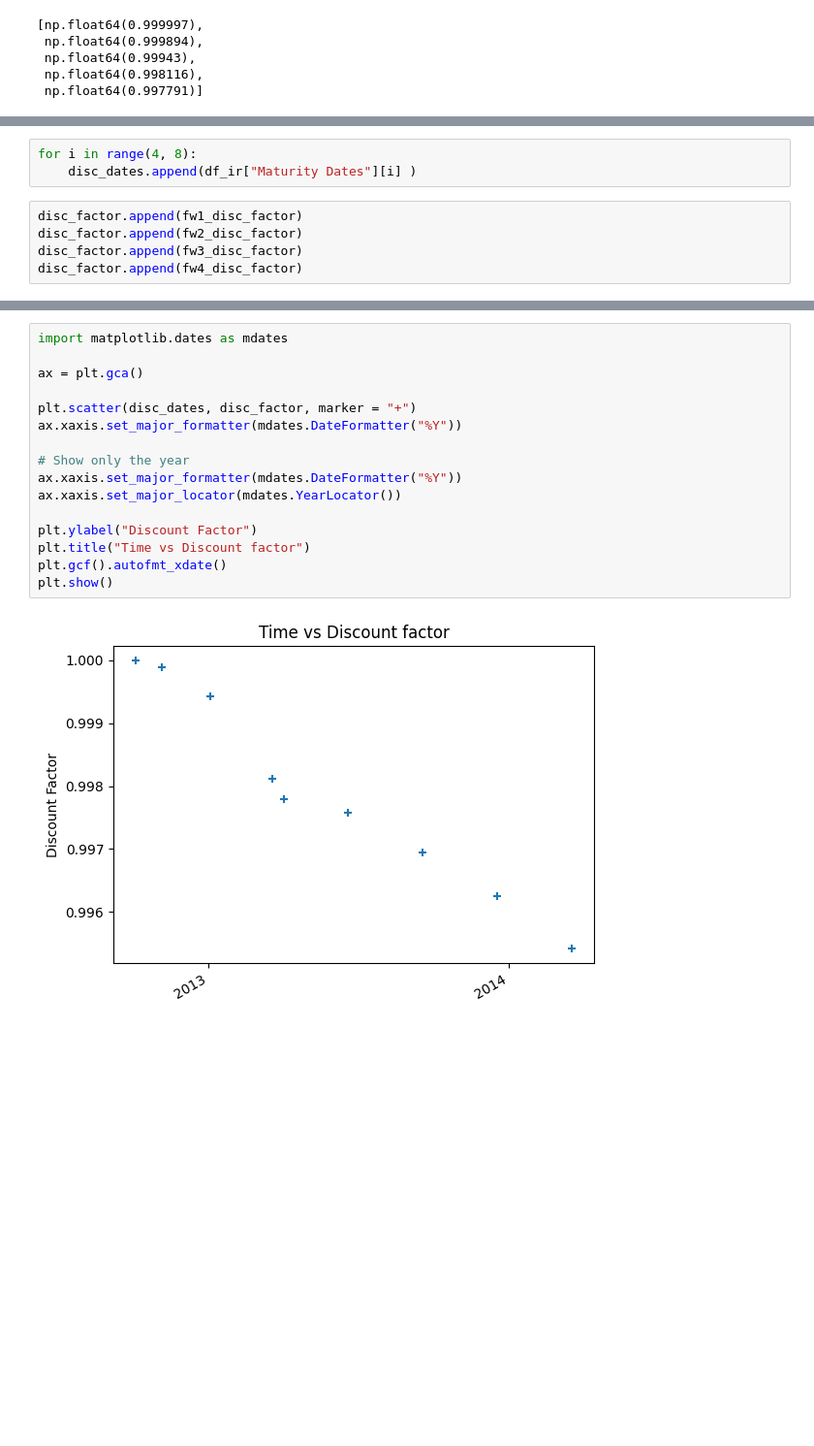
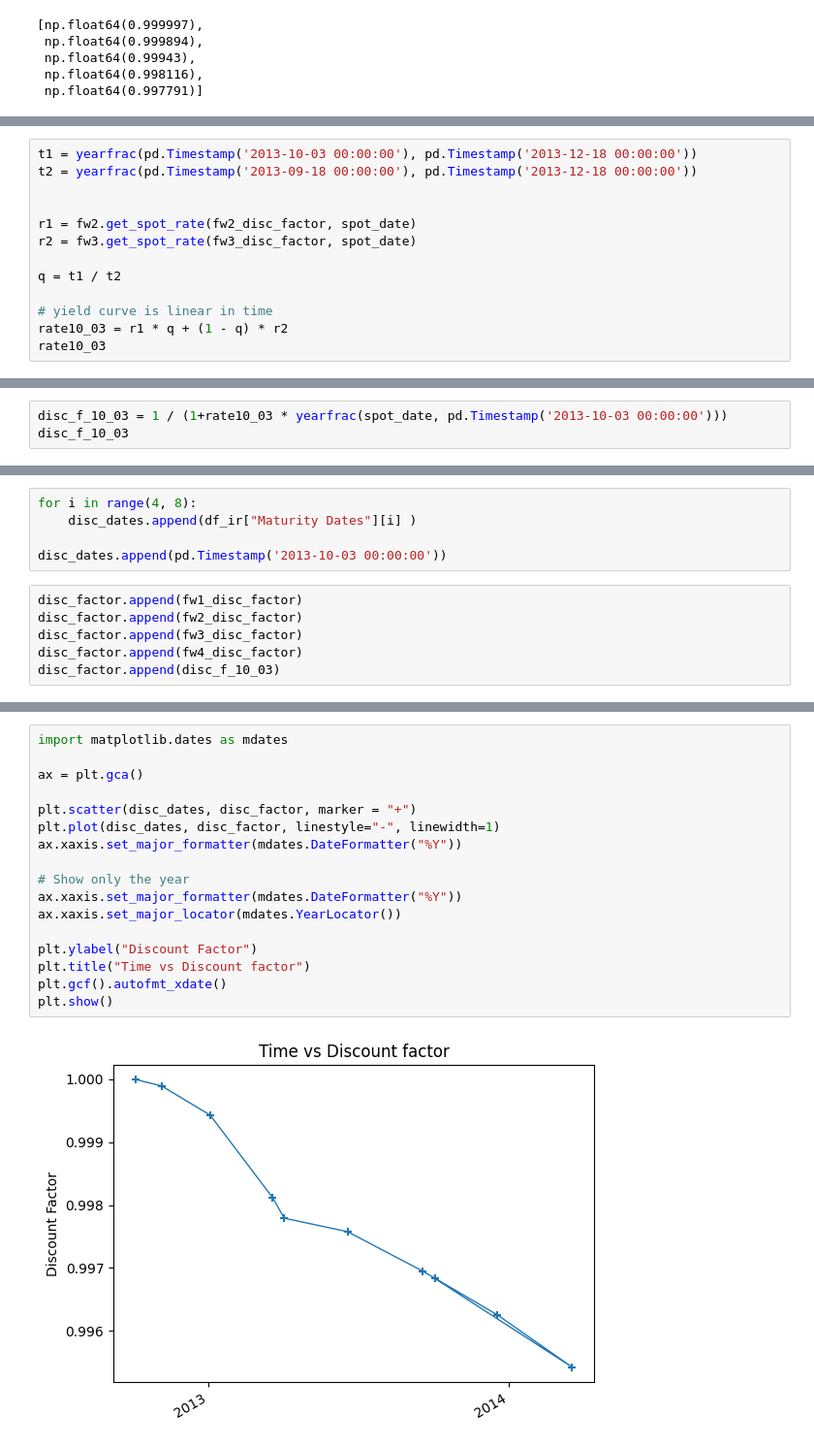
Before and after one commit to conformist89/bootstrapping-yield-curve, a Jupyter notebook: bootstrap-vis.ipynb, the cells around one changed output, grey strips where cells are left out. Shown: that part at 97% size. Saved outputs shown, nothing was run; the diff lists cells and outputs as text; blank space fills up the shorter version.

Commit message:
Computed yields for all LIBORS and futures

```diff
--- a/bootstrap-vis.ipynb
+++ b/bootstrap-vis.ipynb
@@ -122,0 +165,13 @@ np.float64(0.995420586904211)
+# %%
+t1 = yearfrac(pd.Timestamp('2013-10-03 00:00:00'), pd.Timestamp('2013-12-18 00:00:00'))
+t2 = yearfrac(pd.Timestamp('2013-09-18 00:00:00'), pd.Timestamp('2013-12-18 00:00:00'))
+
+
+r1 = fw2.get_spot_rate(fw2_disc_factor, spot_date)
+r2 = fw3.get_spot_rate(fw3_disc_factor, spot_date)
+
+q = t1 / t2
+
+# yield curve is linear in time
+rate10_03 = r1 * q + (1 - q) * r2
+rate10_03
@@ -122,0 +180,3 @@ np.float64(0.995420586904211)
+# %%
+disc_f_10_03 = 1 / (1+rate10_03 * yearfrac(spot_date, pd.Timestamp('2013-10-03 00:00:00')))
+disc_f_10_03
@@ -125,9 +190,12 @@ np.float64(0.995420586904211)
 # %%
 for i in range(4, 8):
     disc_dates.append(df_ir["Maturity Dates"][i] )
+
+disc_dates.append(pd.Timestamp('2013-10-03 00:00:00'))
 # %%
 disc_factor.append(fw1_disc_factor)
 disc_factor.append(fw2_disc_factor)
 disc_factor.append(fw3_disc_factor)
 disc_factor.append(fw4_disc_factor)
+disc_factor.append(disc_f_10_03)
 # %%
@@ -157,18 +231,19 @@ disc_dates
 # %%
 import matplotlib.dates as mdates
 
 ax = plt.gca()
 
 plt.scatter(disc_dates, disc_factor, marker = "+")
+plt.plot(disc_dates, disc_factor, linestyle="-", linewidth=1)
 ax.xaxis.set_major_formatter(mdates.DateFormatter("%Y"))
 
 # Show only the year
 ax.xaxis.set_major_formatter(mdates.DateFormatter("%Y"))
 ax.xaxis.set_major_locator(mdates.YearLocator())
 
 plt.ylabel("Discount Factor")
 plt.title("Time vs Discount factor")
 plt.gcf().autofmt_xdate()
 plt.show()
 # %% [output]
-[figure, old version]
+[figure, new version]
```
Also changed, not shown: parts of 18 cells of this notebook, 1 other file.
